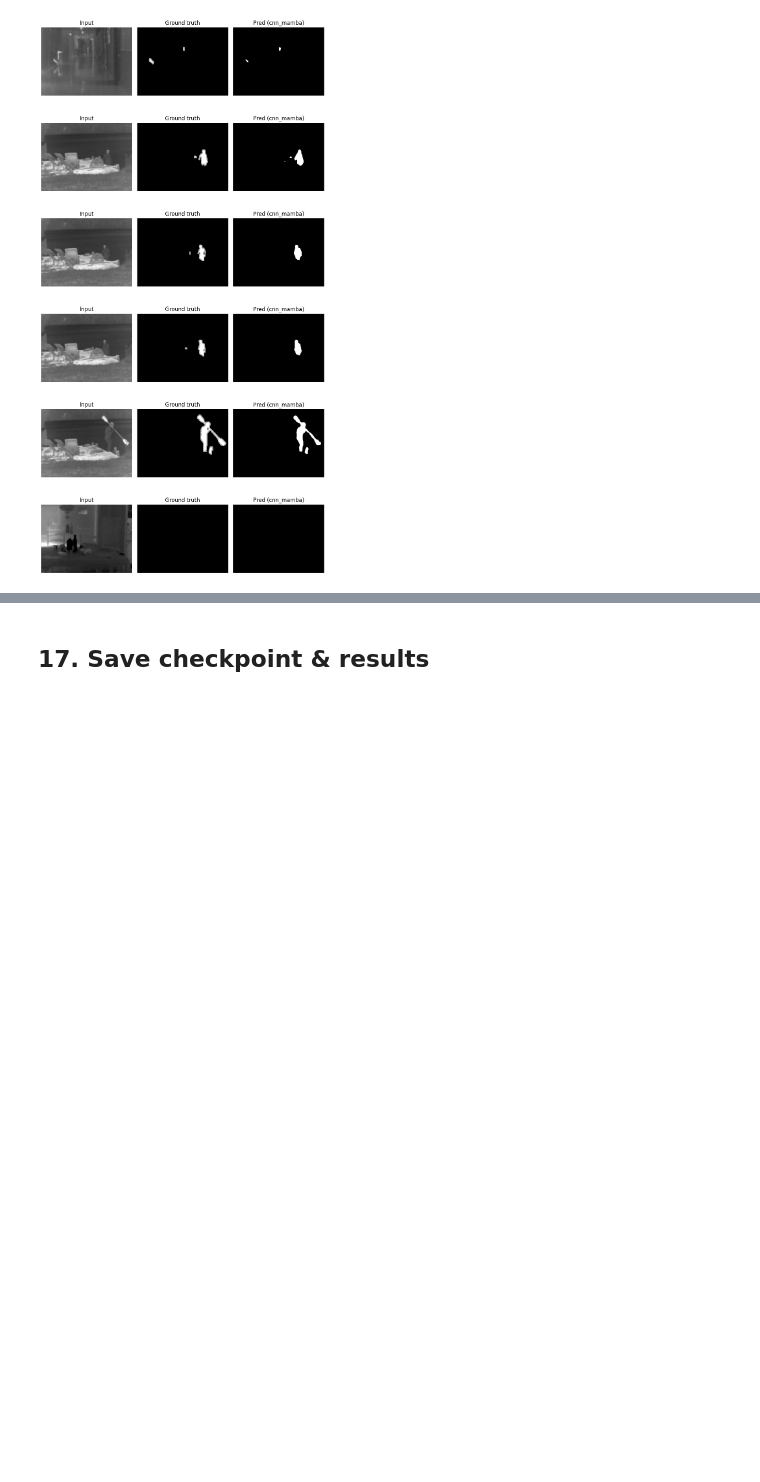
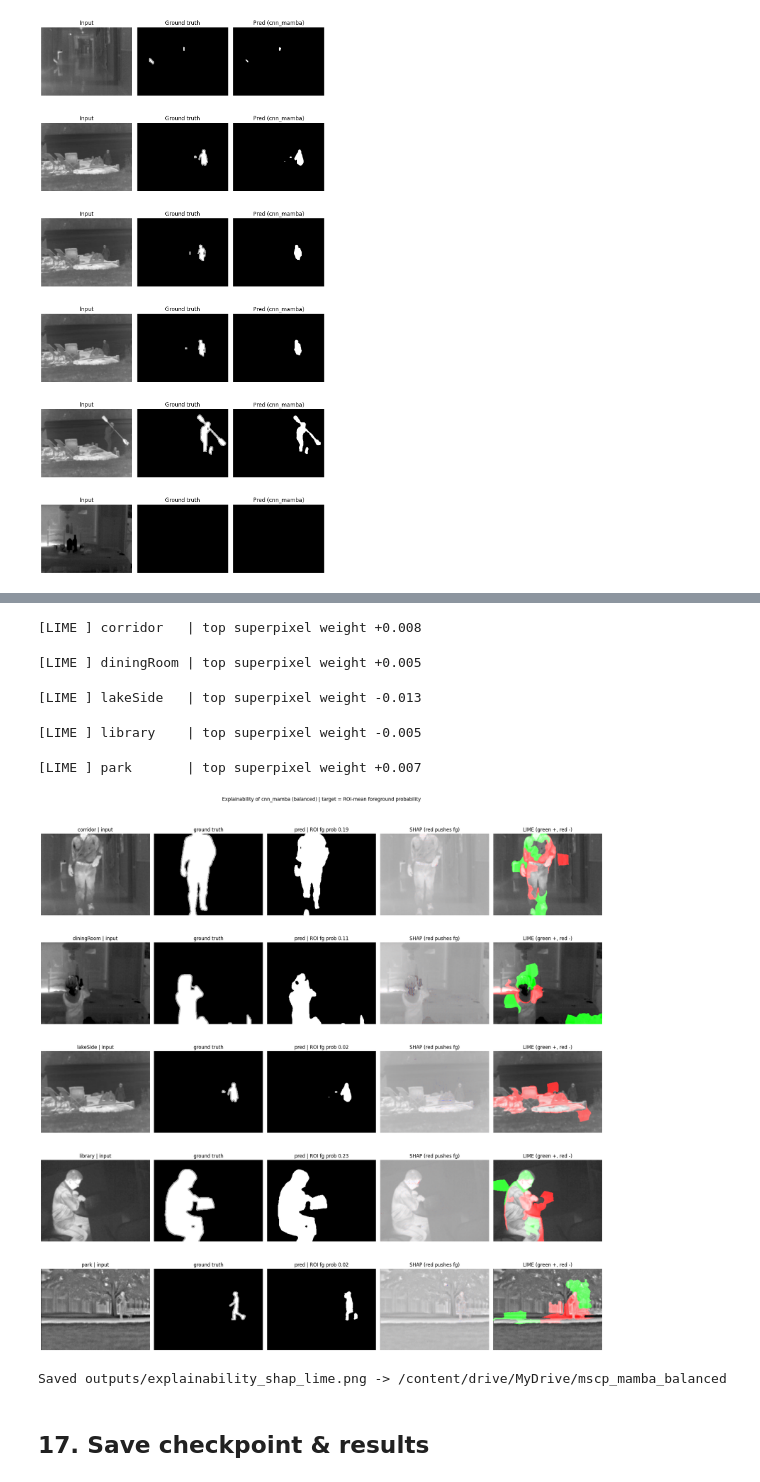
Before and after one commit to Adarsha2004/ppd, a Jupyter notebook: mscp_mamba_balanced_cdnet2014.ipynb, the cells around one changed output, grey strips where cells are left out. Drawn from its saved outputs; the diff is of its cells as text; code cells hidden in the pictures; blank space fills up the shorter version.

Commit message:
added SHAP and LIME

```diff
--- a/mscp_mamba_balanced_cdnet2014.ipynb
+++ b/mscp_mamba_balanced_cdnet2014.ipynb
@@ -964,3 +1105,76 @@ plt.tight_layout(); plt.show()
+# %%
+# ---- LIME (SLIC superpixels) + input/GT/pred/SHAP/LIME comparison grid ----
+lime_imgs = {}
+lime_expl = lime_image.LimeImageExplainer(verbose=False)
+# thermal frames are low contrast: SLIC beats LIME's default quickshift here
+seg_fn = SegmentationAlgorithm("slic", n_segments=80, compactness=10, sigma=3)
+
+for scene, (fpath, gtpath, roipath) in scene_frames.items():
+    try:
+        roi = load_roi(roipath)
+        frame01 = (load_frame_rgb(fpath) / 255.0).astype(np.float64)
+
+        def clf(imgs, _roi=roi):          # (N,H,W,3) [0,1] -> [N,2] (bg, fg)
+            p = roi_mean_prob(frames_to_x(imgs), _roi)
+            return np.column_stack([1.0 - p, p])
+
+        exp = lime_expl.explain_instance(frame01, clf, labels=(1,), top_labels=None,
+                                         num_features=12, num_samples=400,
+                                         batch_size=8, segmentation_fn=seg_fn,
+                                         random_seed=SEED)
+        temp, _mask = exp.get_image_and_mask(1, positive_only=False, num_features=12)
+        lime_imgs[scene] = np.clip(temp, 0, 1)
+        print(f"[LIME ] {scene:10s} | top superpixel weight {exp.local_exp[1][0][1]:+.3f}")
+    except Exception as e:
+        print(f"[LIME ] {scene} FAILED: {type(e).__name__}: {e}")
+
+fig, axs = plt.subplots(len(SCENES), 5, figsize=(20, 4 * len(SCENES)))
+axs = np.atleast_2d(axs)
+for r, scene in enumerate(SCENES):
+    fpath, gtpath, roipath = scene_frames[scene]
+    frame = load_frame_rgb(fpath)
+    gt = cv2.resize(cv2.imread(gtpath, cv2.IMREAD_GRAYSCALE), (W, H),
+                    interpolation=cv2.INTER_NEAREST)
+    x = frames_to_x((frame / 255.0)[None])
+    with torch.no_grad():
+        pred = (torch.sigmoid(model(x))[0, 0] >= CONFIG["threshold"]).cpu().numpy()
+    p_fg = float(roi_mean_prob(x, load_roi(roipath))[0])
+
+    axs[r, 0].imshow(frame);             axs[r, 0].set_title(f"{scene} | input")
+    axs[r, 1].imshow(gt, cmap="gray");   axs[r, 1].set_title("ground truth")
+    axs[r, 2].imshow(pred, cmap="gray"); axs[r, 2].set_title(f"pred | ROI fg prob {p_fg:.2f}")
+    if scene in shap_maps:
+        sm = shap_maps[scene]
+        v = max(float(np.abs(sm).max()), 1e-12)
+        axs[r, 3].imshow(frame, cmap="gray")
+        axs[r, 3].imshow(sm, cmap="bwr", vmin=-v, vmax=v, alpha=0.55)
+        axs[r, 3].set_title("SHAP (red pushes fg)")
+    else:
+        axs[r, 3].text(0.5, 0.5, "SHAP n/a", ha="center", va="center")
+    if scene in lime_imgs:
+        axs[r, 4].imshow(lime_imgs[scene])
+        axs[r, 4].set_title("LIME (green +, red -)")
+    else:
+        axs[r, 4].text(0.5, 0.5, "LIME n/a", ha="center", va="center")
+    for c in range(5):
+        axs[r, c].axis("off")
+plt.suptitle(f"Explainability of {CONFIG['arch']} ({CONFIG['sampling']}) | "
+             "target = ROI-mean foreground probability", y=1.01)
+plt.tight_layout(); plt.show()
+
+os.makedirs("outputs", exist_ok=True)
+fig.savefig("outputs/explainability_shap_lime.png", bbox_inches="tight", dpi=150)
+shutil.copy("outputs/explainability_shap_lime.png",
+            os.path.join(DRIVE_DIR, "explainability_shap_lime.png"))
+print("Saved outputs/explainability_shap_lime.png ->", DRIVE_DIR)
+# %% [output]
+[LIME ] corridor   | top superpixel weight +0.008
+[LIME ] diningRoom | top superpixel weight +0.005
+[LIME ] lakeSide   | top superpixel weight -0.013
+[LIME ] library    | top superpixel weight -0.005
+[LIME ] park       | top superpixel weight +0.007
+[figure, added]
+Saved outputs/explainability_shap_lime.png -> /content/drive/MyDrive/mscp_mamba_balanced
 # %% [markdown]
 ## 17. Save checkpoint & results
 # %%
```
Also changed, not shown: parts of 5 cells of this notebook, 1 other file.
